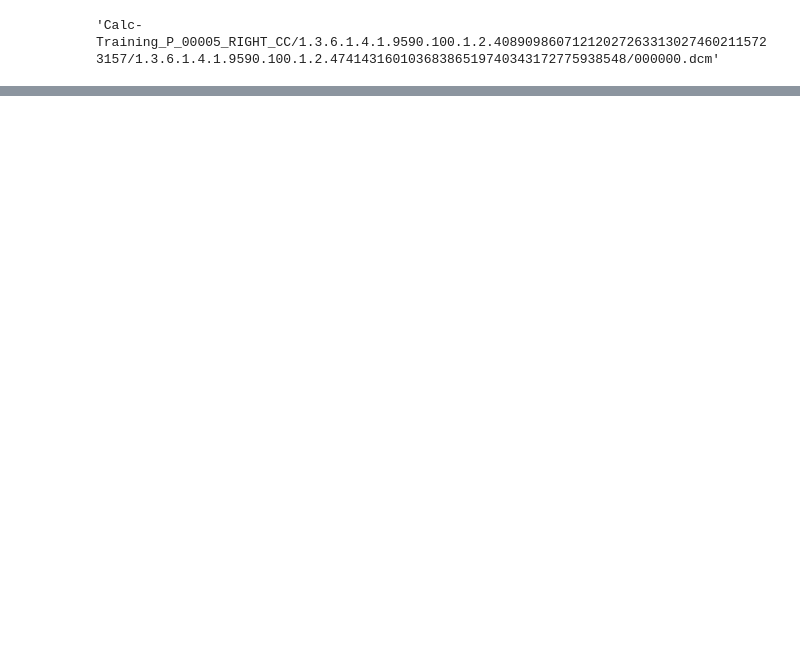
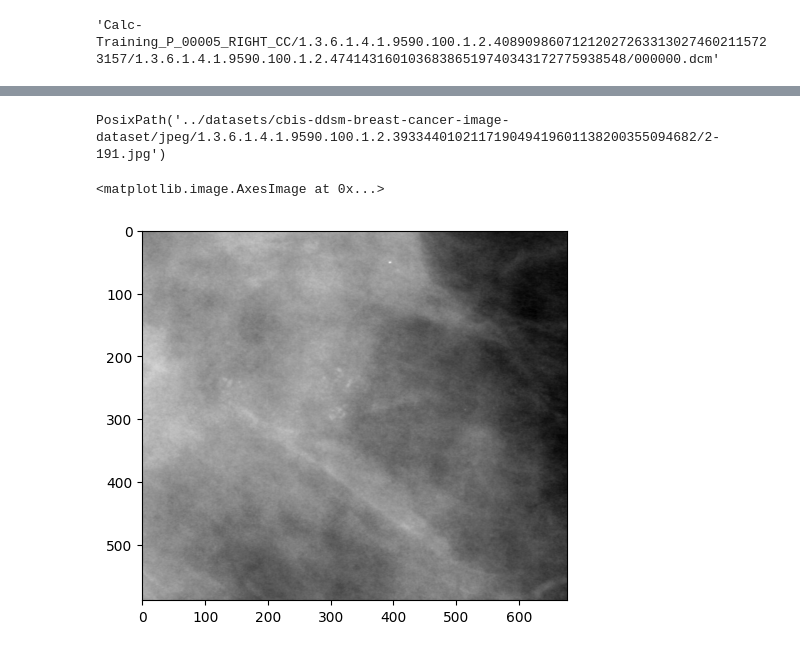
Before and after one commit to lextoumbourou/cm3070-final-project, a Jupyter notebook: notebooks/01-cbis-ddsm.ipynb, the cells around one changed output, grey strips where cells are left out. Drawn from its saved outputs; the diff is of its cells as text; code cells hidden in the pictures; blank space fills up the shorter version.

```diff
--- a/notebooks/01-cbis-ddsm.ipynb
+++ b/notebooks/01-cbis-ddsm.ipynb
@@ -183,0 +195,16 @@ plt.imshow(
+# %%
+def get_cropped_img_from_roi_path(mask_img_path):
+    parent_dir = mask_img_path.parent
+    files = list(parent_dir.glob("*.jpg"))
+    crop = [f for f in files if f.name.startswith("2-")][0]
+    return crop
+# %%
+cropped_img_path = get_cropped_img_from_roi_path(mask_img_path)
+cropped_img_path
+# %% [output]
+PosixPath('../datasets/cbis-ddsm-breast-cancer-image-dataset/jpeg/1.3.6.1.4.1.9590.100.1.2.393344010211719049419601138200355094682/2-191.jpg')
+# %%
+plt.imshow(Image.open(cropped_img_path), cmap="grey")
+# %% [output]
+<matplotlib.image.AxesImage at 0x...>
+[figure, added]
```
Also changed, not shown: parts of 31 cells of this notebook, 3 other files.
